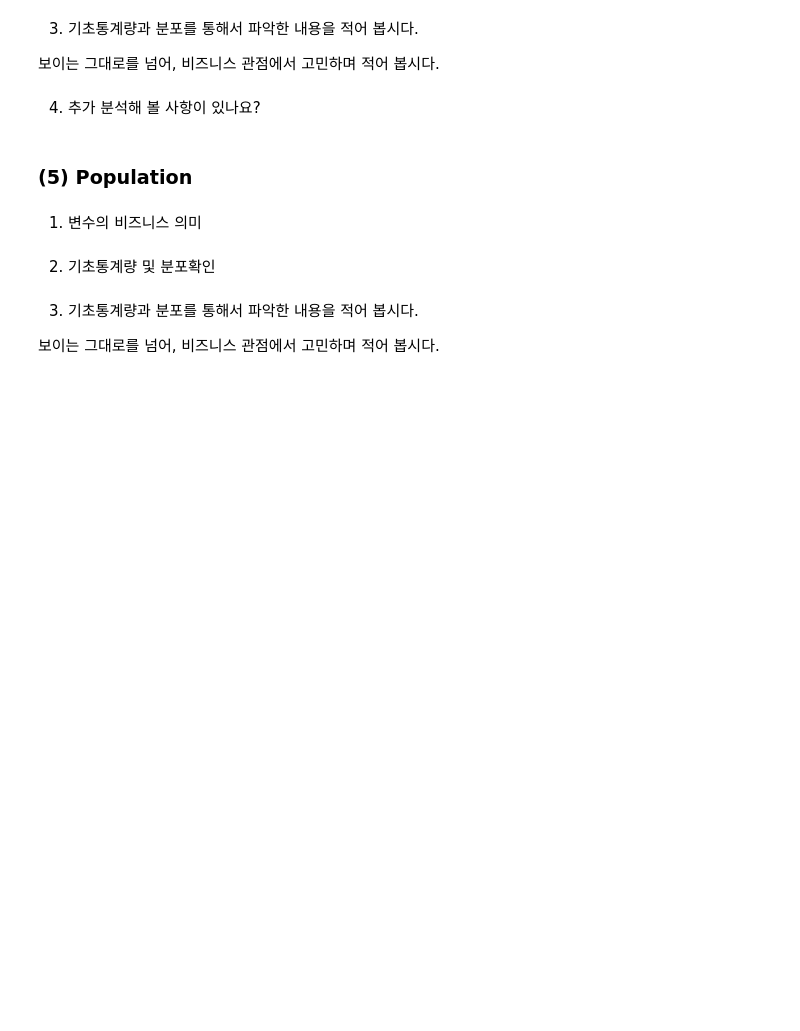
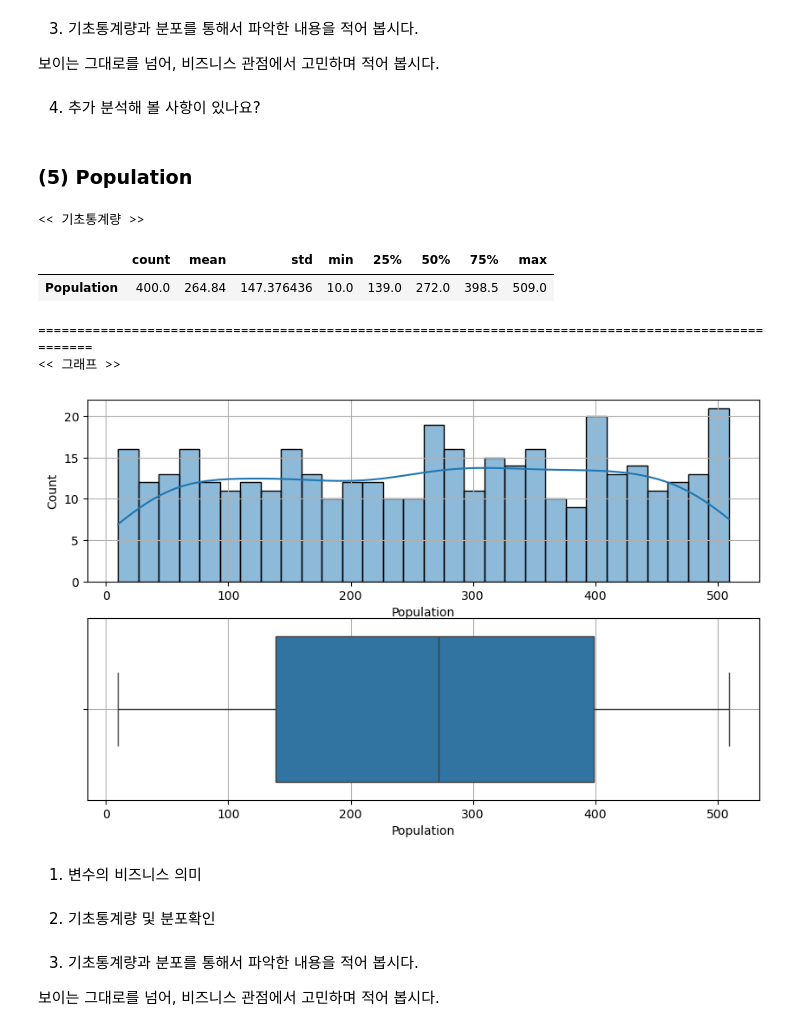
Before and after one commit to yongmin21/kt_aivle, a Jupyter notebook: 2024.09.10_데이터처리2/종합실습_단변량분석.ipynb, the cells around one changed output. Cells and saved outputs as stored; diff of their text form; code cells hidden in the pictures; blank space fills up the shorter version.

```diff
--- a/2024.09.10_데이터처리2/종합실습_단변량분석.ipynb
+++ b/2024.09.10_데이터처리2/종합실습_단변량분석.ipynb
@@ -218,6 +217,17 @@ eda_1_num(data, var)
 # 판매 실적과 광고 예산의 상관관계를 분석
 # %% [markdown]
 ### **(5) Population**
+# %%
+var = 'Population'
+
+eda_1_num(data, var)
+# %% [output]
+<< 기초통계량 >>
+|  | count | mean | std | min | 25% | 50% | 75% | max |
+| Population | 400.0 | 264.84 | 147.376436 | 10.0 | 139.0 | 272.0 | 398.5 | 509.0 |
+====================================================================================================
+<< 그래프 >>
+[figure, added]
 # %% [markdown]
 1) 변수의 비즈니스 의미
 # %% [markdown]
```
Also changed, not shown: parts of 8 cells of this notebook, 9 other files.
